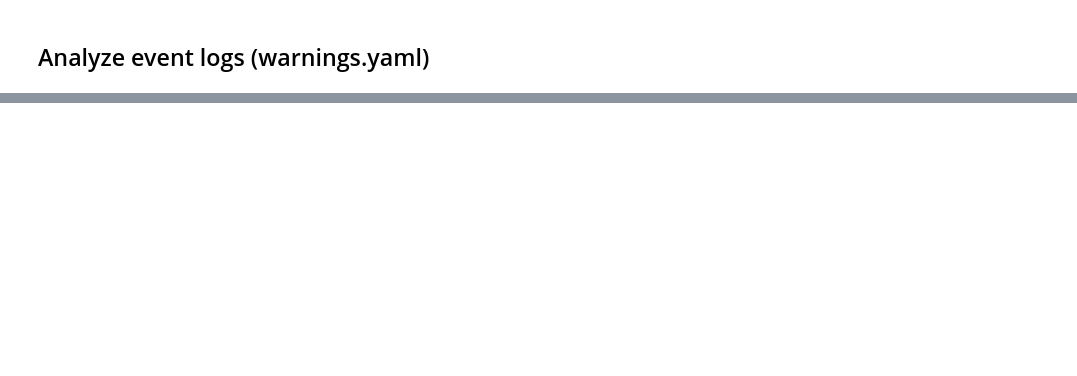
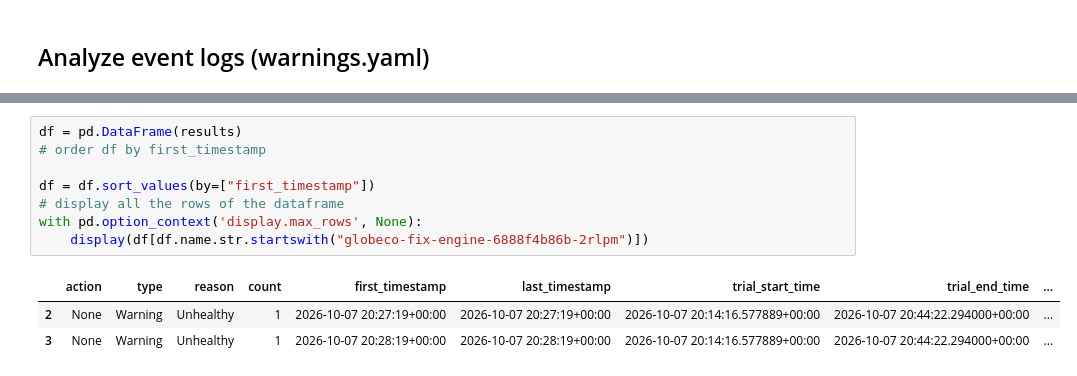
Before and after one commit to kasbench/kasbench-audit, a Jupyter notebook: notebooks/audit.ipynb, the cells around one changed output, grey strips where cells are left out. Drawn from its saved outputs; the diff is of its cells as text; blank space fills up the shorter version.

```diff
--- a/notebooks/audit.ipynb
+++ b/notebooks/audit.ipynb
@@ -393,0 +406,12 @@ with pd.option_context('display.max_rows', None):
+# %%
+df = pd.DataFrame(results)
+# order df by first_timestamp
+
+df = df.sort_values(by=["first_timestamp"])
+# display all the rows of the dataframe
+with pd.option_context('display.max_rows', None):
+    display(df[df.name.str.startswith("globeco-fix-engine-6888f4b86b-2rlpm")])
+# %% [output]
+|  | action | type | reason | count | first_timestamp | last_timestamp | trial_start_time | trial_end_time | ... |
+| 2 | None | Warning | Unhealthy | 1 | 2026-10-07 20:27:19+00:00 | 2026-10-07 20:27:19+00:00 | 2026-10-07 20:14:16.577889+00:00 | 2026-10-07 20:44:22.294000+00:00 | ... |
+| 3 | None | Warning | Unhealthy | 1 | 2026-10-07 20:28:19+00:00 | 2026-10-07 20:28:19+00:00 | 2026-10-07 20:14:16.577889+00:00 | 2026-10-07 20:44:22.294000+00:00 | ... |
```
Also changed, not shown: parts of 15 cells of this notebook.
